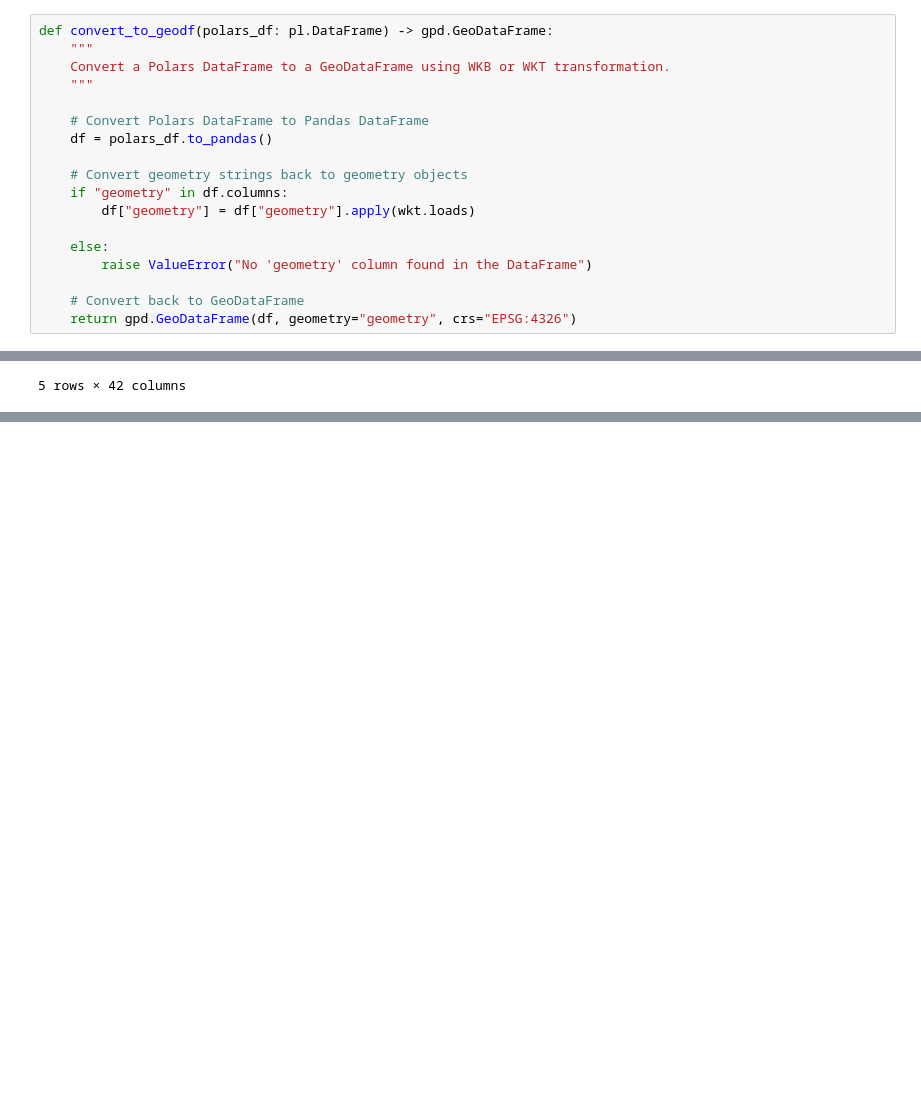
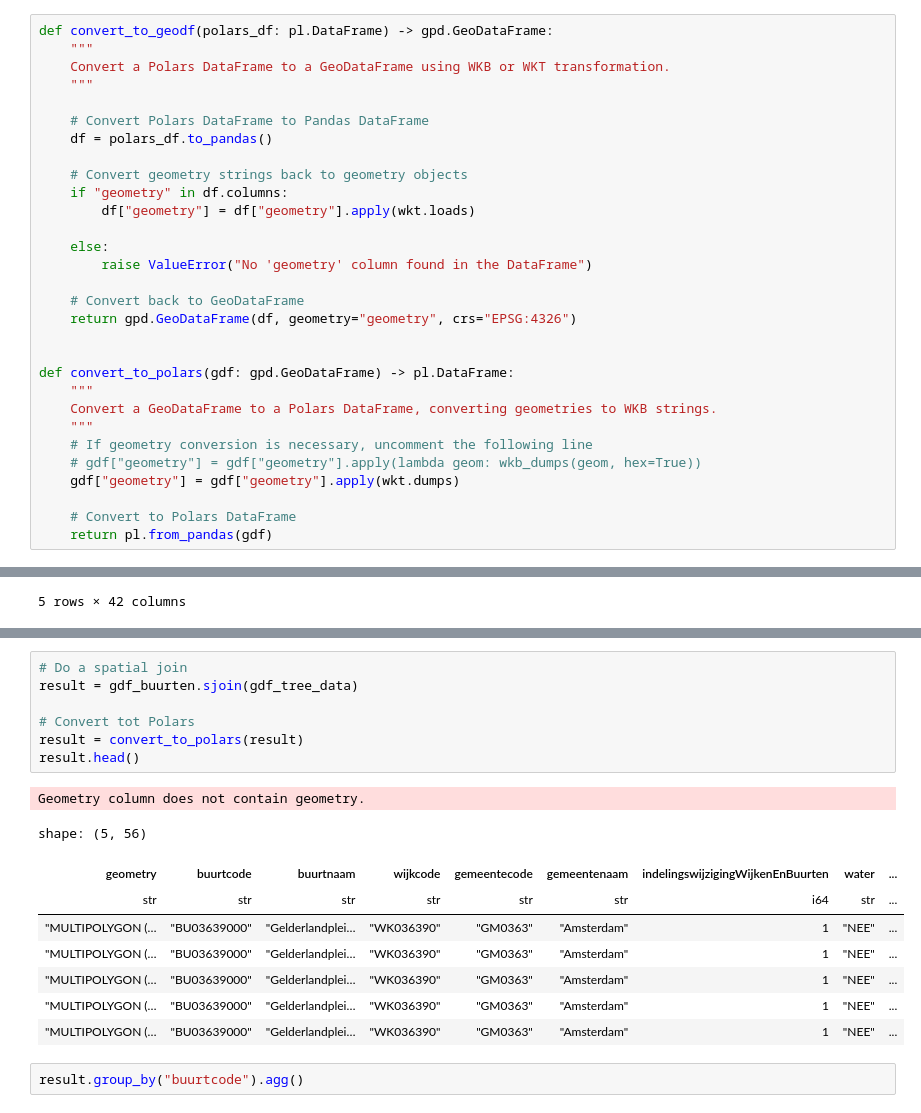
Before and after one commit to melchiorhering/DSP-Storm-Damage-on-Urban-Areas, a Jupyter notebook: src/notebooks/workbook.ipynb, the cells around one changed output, grey strips where cells are left out. Cells and saved outputs as stored; diff of their text form; blank space fills up the shorter version.

```diff
--- a/src/notebooks/workbook.ipynb
+++ b/src/notebooks/workbook.ipynb
@@ -76,3 +79,15 @@ def convert_to_geodf(polars_df: pl.DataFrame) -> gpd.GeoDataFrame:
 
     # Convert back to GeoDataFrame
     return gpd.GeoDataFrame(df, geometry="geometry", crs="EPSG:4326")
+
+
+def convert_to_polars(gdf: gpd.GeoDataFrame) -> pl.DataFrame:
+    """
+    Convert a GeoDataFrame to a Polars DataFrame, converting geometries to WKB strings.
+    """
+    # If geometry conversion is necessary, uncomment the following line
+    # gdf["geometry"] = gdf["geometry"].apply(lambda geom: wkb_dumps(geom, hex=True))
+    gdf["geometry"] = gdf["geometry"].apply(wkt.dumps)
+
+    # Convert to Polars DataFrame
+    return pl.from_pandas(gdf)
@@ -144,0 +131,19 @@ gdf_buurten.sjoin(gdf_tree_data)
+# %%
+# Do a spatial join
+result = gdf_buurten.sjoin(gdf_tree_data)
+
+# Convert tot Polars
+result = convert_to_polars(result)
+result.head()
+# %% [output]
+Geometry column does not contain geometry.
+shape: (5, 56)
+| geometry | buurtcode | buurtnaam | wijkcode | gemeentecode | gemeentenaam | indelingswijzigingWijkenEnBuurten | water | ... |
+| str | str | str | str | str | str | i64 | str | ... |
+| "MULTIPOLYGON (… | "BU03639000" | "Gelderlandplei… | "WK036390" | "GM0363" | "Amsterdam" | 1 | "NEE" | ... |
+| "MULTIPOLYGON (… | "BU03639000" | "Gelderlandplei… | "WK036390" | "GM0363" | "Amsterdam" | 1 | "NEE" | ... |
+| "MULTIPOLYGON (… | "BU03639000" | "Gelderlandplei… | "WK036390" | "GM0363" | "Amsterdam" | 1 | "NEE" | ... |
+| "MULTIPOLYGON (… | "BU03639000" | "Gelderlandplei… | "WK036390" | "GM0363" | "Amsterdam" | 1 | "NEE" | ... |
+| "MULTIPOLYGON (… | "BU03639000" | "Gelderlandplei… | "WK036390" | "GM0363" | "Amsterdam" | 1 | "NEE" | ... |
+# %%
+result.group_by("buurtcode").agg()
```
Also changed, not shown: parts of 9 cells of this notebook, 4 other files.
